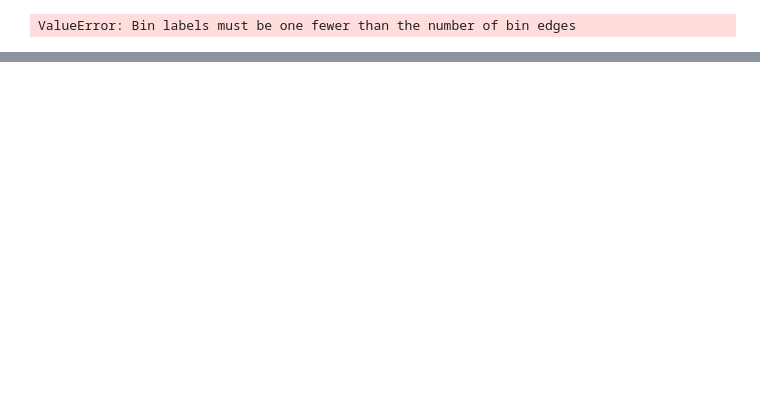
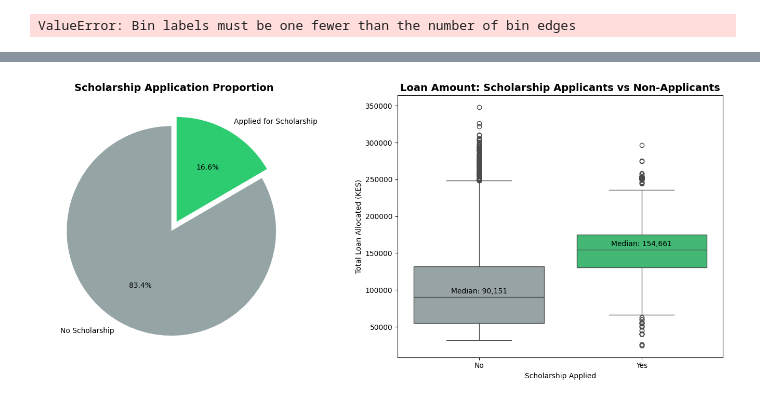
Before and after one commit to geoffreykemboi/Student_dropout_prediction_project, a Jupyter notebook: index.ipynb, the cells around one changed output, grey strips where cells are left out. Drawn from its saved outputs; the diff is of its cells as text; code cells hidden in the pictures; blank space fills up the shorter version.

```diff
--- a/index.ipynb
+++ b/index.ipynb
@@ -491,0 +550,26 @@ Name: Highest_educ_level, dtype: int64
+# %%
+fig, axes = plt.subplots(1, 2, figsize=(14, 6))
+
+scholarship_counts = School_df['ScholarshipApplied'].value_counts()
+labels = ['No Scholarship', 'Applied for Scholarship']
+colors_pie = ['#95a5a6', '#2ecc71']
+axes[0].pie(scholarship_counts.values, labels=labels, autopct='%1.1f%%', colors=colors_pie,
+            startangle=90, explode=(0.05, 0.05))
+axes[0].set_title('Scholarship Application Proportion', fontsize=14, fontweight='bold')
+
+# Box plot - Loan comparison
+sns.boxplot(x='ScholarshipApplied', y='TotalLoanAllocated', data=School_df, ax=axes[1], palette=['#95a5a6', '#2ecc71'])
+axes[1].set_title('Loan Amount: Scholarship Applicants vs Non-Applicants', fontsize=14, fontweight='bold')
+axes[1].set_xlabel('Scholarship Applied')
+axes[1].set_ylabel('Total Loan Allocated (KES)')
+axes[1].set_xticklabels(['No', 'Yes'])
+
+# Add statistics
+for i, val in enumerate([0, 1]):
+    median_val = School_df[School_df['ScholarshipApplied'] == val]['TotalLoanAllocated'].median()
+    axes[1].text(i, median_val + 5000, f'Median: {median_val:,.0f}', ha='center', fontsize=10)
+
+plt.tight_layout()
+plt.show()
+# %% [output]
+[figure, added]
```
Also changed, not shown: parts of 35 cells of this notebook, 3 other files.
